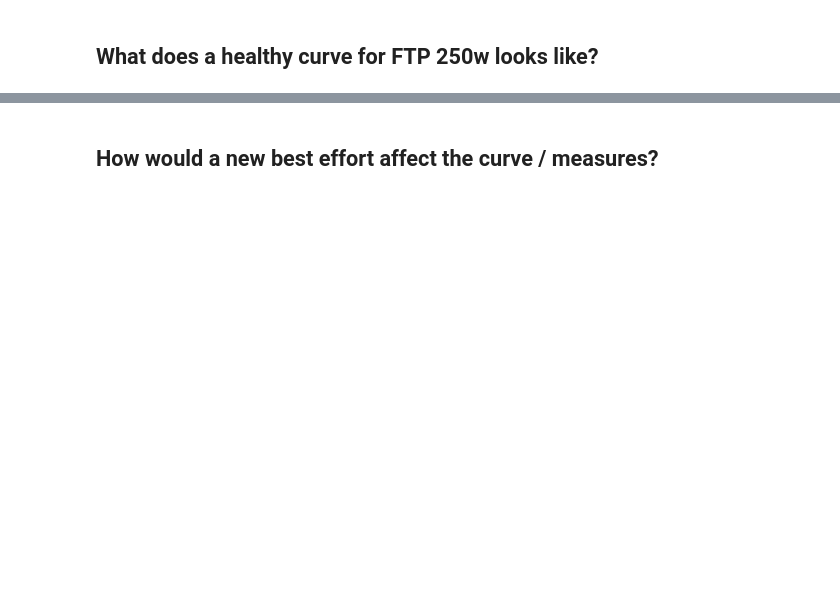
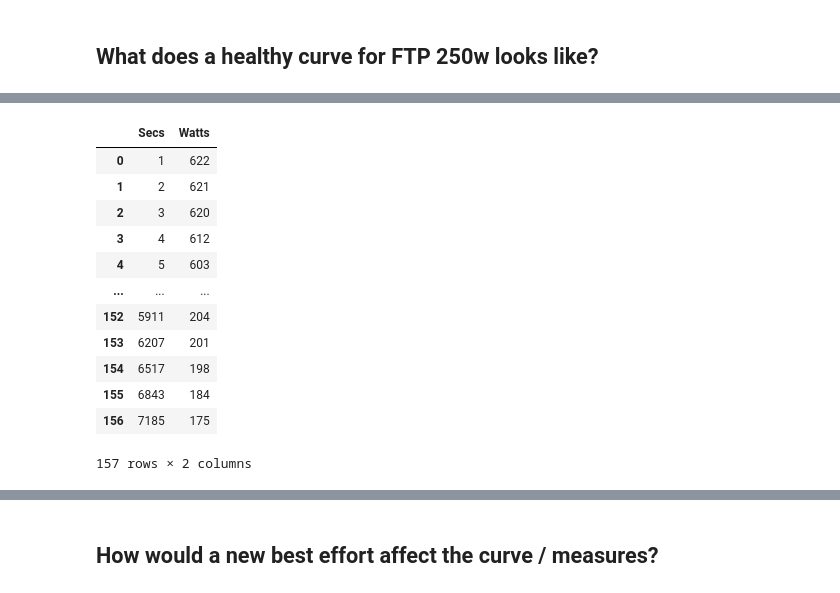
Before and after one commit to jpequegn/wkoAnalysis, a Jupyter notebook: notebooks/PDC Curve Fitting.ipynb, the cells around one changed output, grey strips where cells are left out. Cells and saved outputs as stored; diff of their text form; code cells hidden in the pictures; blank space fills up the shorter version.

```diff
--- a/notebooks/PDC Curve Fitting.ipynb
+++ b/notebooks/PDC Curve Fitting.ipynb
@@ -127,3 +127,19 @@ Current power at 600 secs: 245.958, target: 252.5
+# %%
+df
+# %% [output]
+|  | Secs | Watts |
+| 0 | 1 | 622 |
+| 1 | 2 | 621 |
+| 2 | 3 | 620 |
+| 3 | 4 | 612 |
+| 4 | 5 | 603 |
+| ... | ... | ... |
+| 152 | 5911 | 204 |
+| 153 | 6207 | 201 |
+| 154 | 6517 | 198 |
+| 155 | 6843 | 184 |
+| 156 | 7185 | 175 |
+157 rows × 2 columns
 # %%
 delta = tgt_crv - fit
 plt.figure(figsize=(10,6))
```
Also changed, not shown: parts of 10 cells of this notebook.
